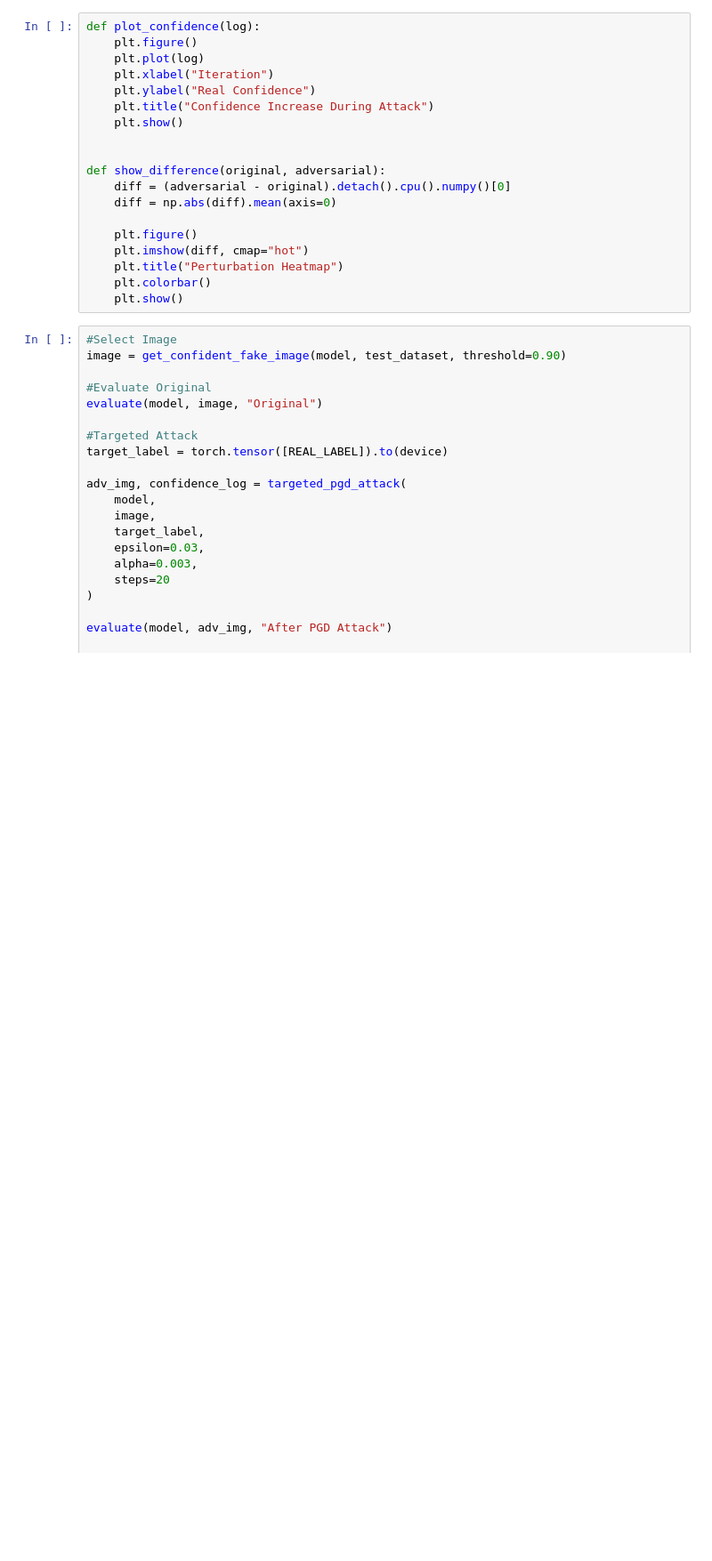
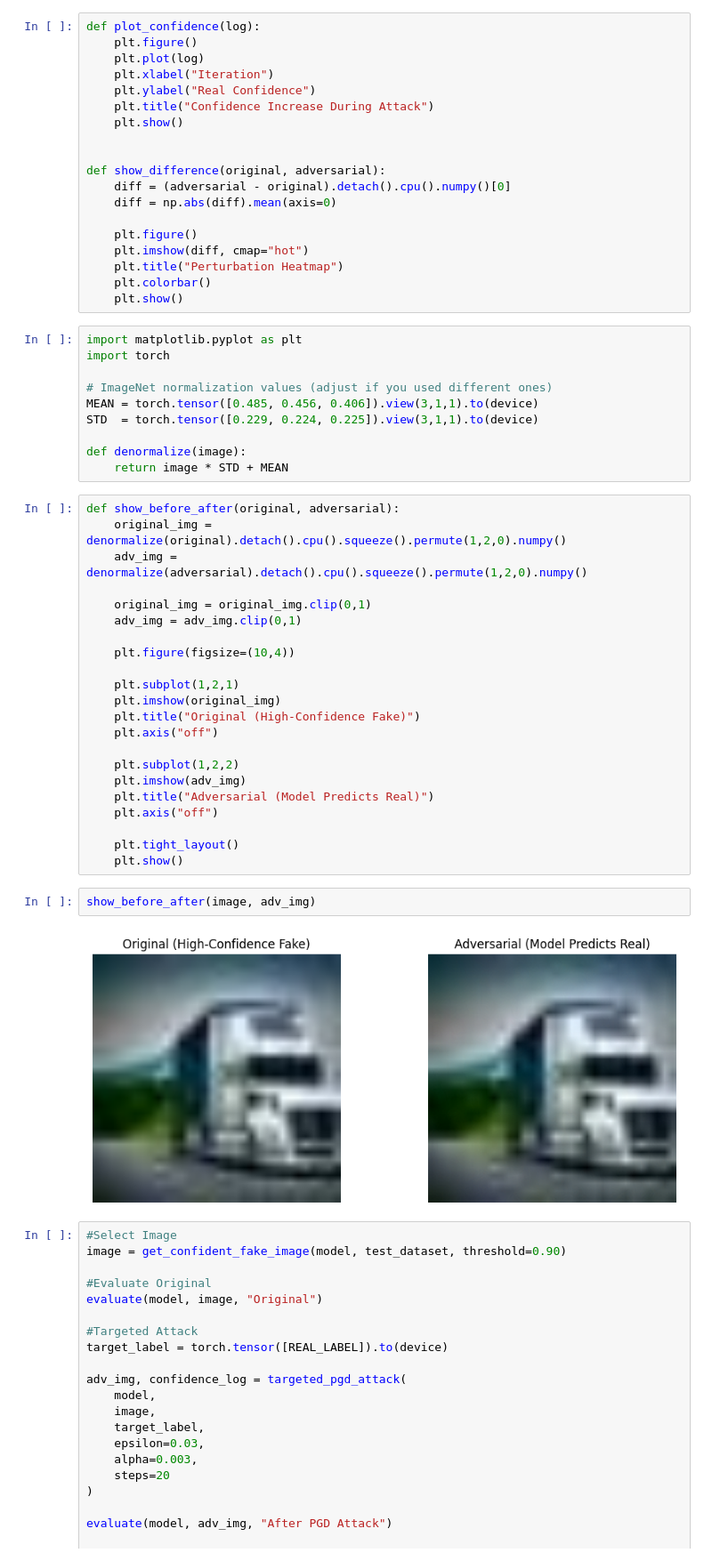
Before and after one commit to Vismayavinodk/SynthShield-AI, a Jupyter notebook: notebooks/SynthShield.ipynb, the cells around one changed output. Shown at 89% size. Drawn from its saved outputs; the diff is of its cells as text; blank space fills up the shorter version.

Commit message:
Display images phase 2

```diff
--- a/notebooks/SynthShield.ipynb
+++ b/notebooks/SynthShield.ipynb
@@ -459,6 +459,42 @@ def show_difference(original, adversarial):
     plt.title("Perturbation Heatmap")
     plt.colorbar()
     plt.show()
+# %%
+import matplotlib.pyplot as plt
+import torch
+
+# ImageNet normalization values (adjust if you used different ones)
+MEAN = torch.tensor([0.485, 0.456, 0.406]).view(3,1,1).to(device)
+STD  = torch.tensor([0.229, 0.224, 0.225]).view(3,1,1).to(device)
+
+def denormalize(image):
+    return image * STD + MEAN
+# %%
+def show_before_after(original, adversarial):
+    original_img = denormalize(original).detach().cpu().squeeze().permute(1,2,0).numpy()
+    adv_img = denormalize(adversarial).detach().cpu().squeeze().permute(1,2,0).numpy()
+
+    original_img = original_img.clip(0,1)
+    adv_img = adv_img.clip(0,1)
+
+    plt.figure(figsize=(10,4))
+
+    plt.subplot(1,2,1)
+    plt.imshow(original_img)
+    plt.title("Original (High-Confidence Fake)")
+    plt.axis("off")
+
+    plt.subplot(1,2,2)
+    plt.imshow(adv_img)
+    plt.title("Adversarial (Model Predicts Real)")
+    plt.axis("off")
+
+    plt.tight_layout()
+    plt.show()
+# %%
+show_before_after(image, adv_img)
+# %% [output]
+[figure, added]
 # %%
 #Select Image
 image = get_confident_fake_image(model, test_dataset, threshold=0.90)
```
